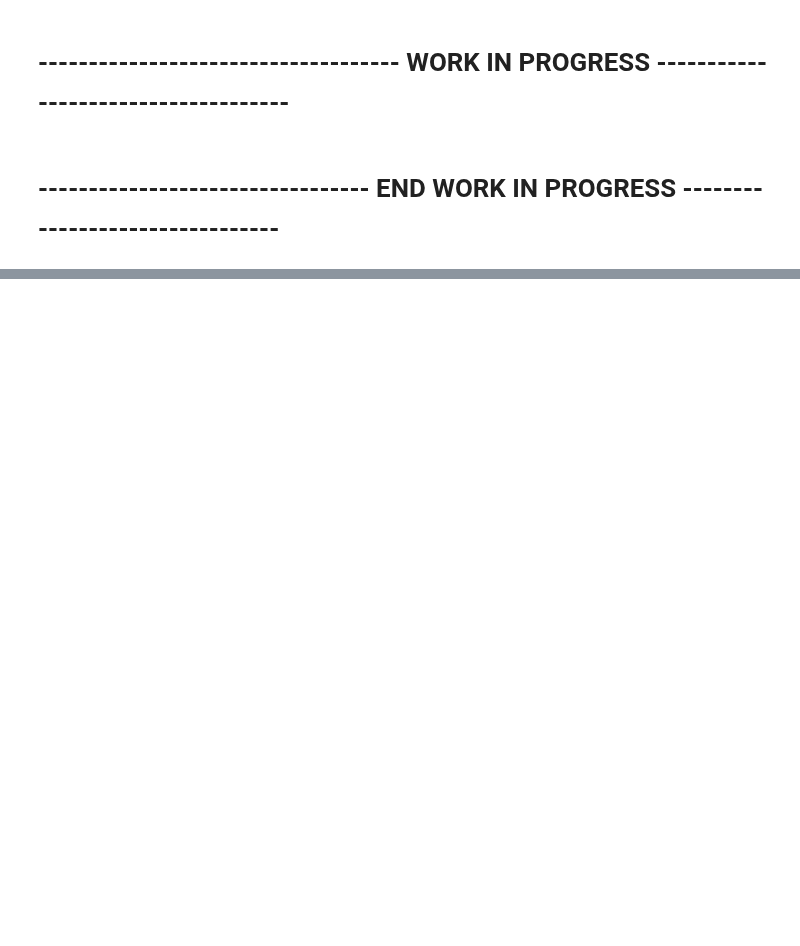
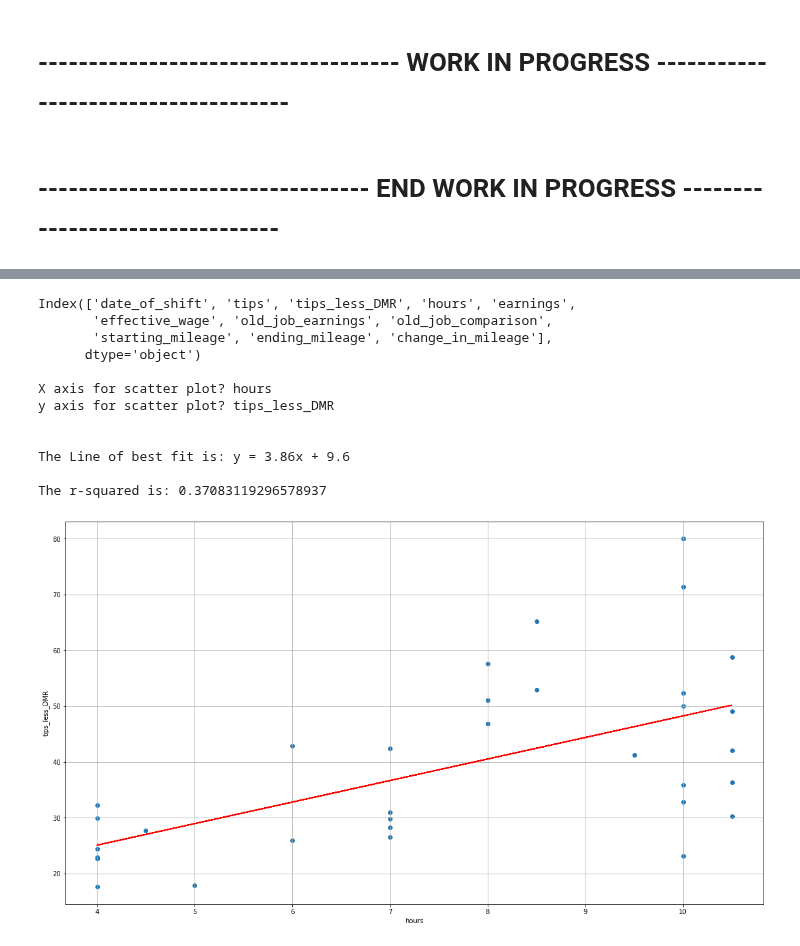
Before and after one commit to HendersonAlec2212/jj_earnings_tracker, a Jupyter notebook: jj_shift_record_and_visualization.ipynb, the cells around one changed output, grey strips where cells are left out. Drawn from its saved outputs; the diff is of its cells as text; code cells hidden in the pictures; blank space fills up the shorter version.

Commit message:
added aggregations to dataframe to better explain earnings by breaking down its components. added visualization of correlations in dataframe and scatter plot to mess around with comparing information.

```diff
--- a/jj_shift_record_and_visualization.ipynb
+++ b/jj_shift_record_and_visualization.ipynb
@@ -548,3 +554,15 @@ dataframe.describe()
 # ------------------------------------ WORK IN PROGRESS ------------------------------------
 # %% [markdown]
 # --------------------------------- END WORK IN PROGRESS --------------------------------
+# %%
+# create dataframe from the documents, drop columns
+dataframe = pd.DataFrame(documents)
+# drop _id from dataframe
+dataframe = dataframe.drop(columns=['_id'])
+
+dataframe.insert(2,'tips_less_DMR',dataframe['tips'] - (dataframe['change_in_mileage'] * 0.52))
+dataframe.insert(3, 'DMR', (dataframe['change_in_mileage'] * 0.52))
+dataframe.insert(5, 'wage_earnings', (dataframe['hours'] * current_wage))
+
+
+dataframe
@@ -550,0 +587,58 @@ dataframe.describe()
+# %%
+from scipy.stats import linregress
+
+print(f'{dataframe.columns}')
+print()
+x_input = input('X axis for scatter plot? ')
+y_input = input('y axis for scatter plot? ')
+print()
+print()
+
+
+
+# drop outliers
+dataframe_no_outliers = dataframe.loc[dataframe['change_in_mileage'] > 0]
+
+# set values based on input
+x = dataframe_no_outliers[f'{x_input}']
+y = dataframe_no_outliers[f'{y_input}']
+
+
+# set figure params
+fig = plt.figure(figsize = (19.20,10.80))
+plt.grid()
+
+#plot scatter
+plt.scatter(x,y)
+
+# set uplinear regression data
+(slope, intercept, rvalue, pvalue, stderr) = linregress(x, y)
+regress_values = x * slope + intercept
+line_eq = "y = " + str(round(slope,2)) + "x + " + str(round(intercept,2))
+# plot linear regression
+plt.plot(x,regress_values,"r-")
+# label axis based on user input
+plt.xlabel(f'{x_input}')
+plt.ylabel(f'{y_input}')
+
+# print agg data, LinRegression and R^2
+print(f"The Line of best fit is: {line_eq}")
+print()
+print(f"The r-squared is: {rvalue**2}")
+print()
+
+plt.show()
+# %% [output]
+Index(['date_of_shift', 'tips', 'tips_less_DMR', 'hours', 'earnings',
+       'effective_wage', 'old_job_earnings', 'old_job_comparison',
+       'starting_mileage', 'ending_mileage', 'change_in_mileage'],
+      dtype='object')
+
+X axis for scatter plot? hours
+y axis for scatter plot? tips_less_DMR
+
+
+The Line of best fit is: y = 3.86x + 9.6
+
+The r-squared is: 0.37083119296578937
+[figure, added]
```
Also changed, not shown: parts of 6 cells of this notebook.
